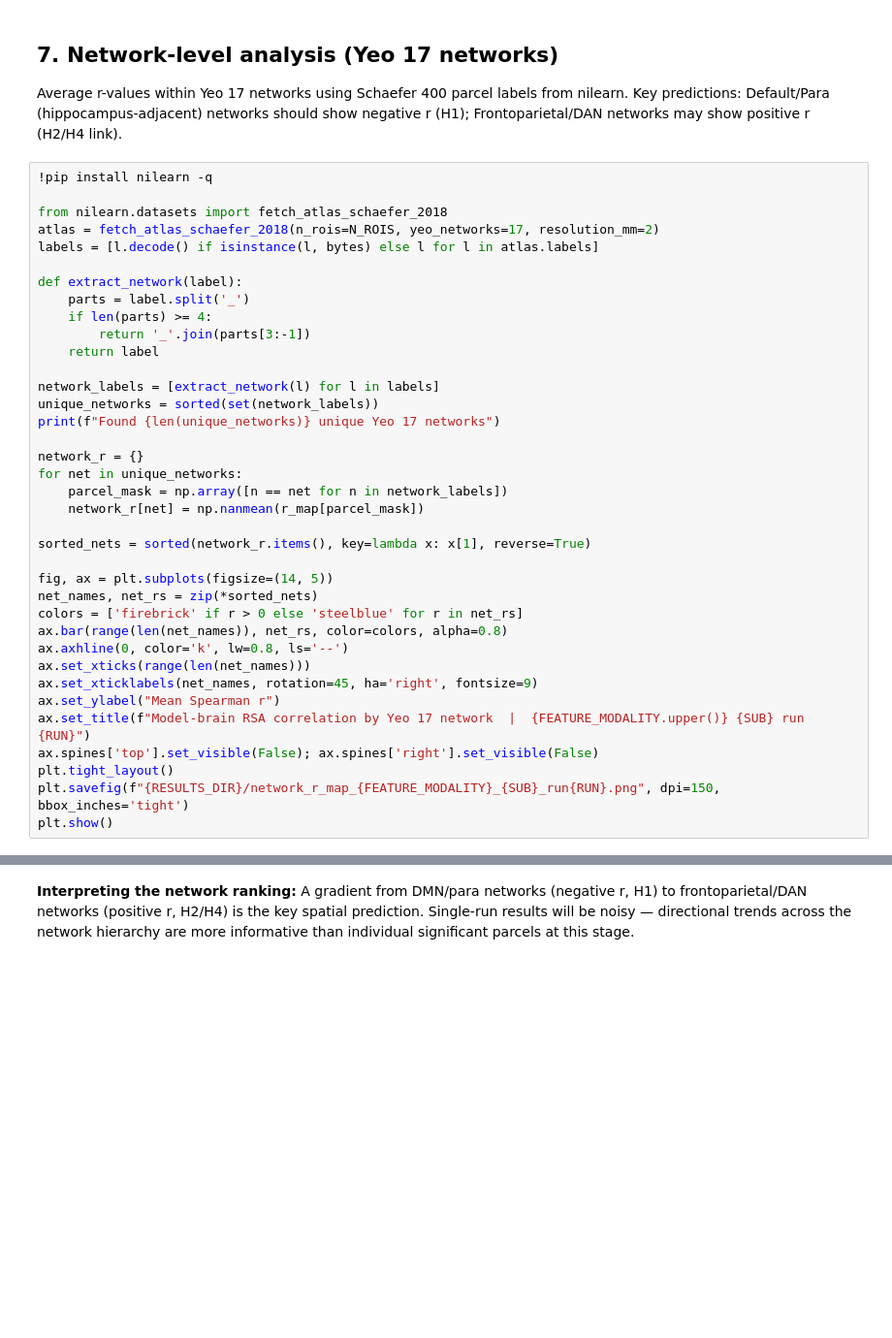
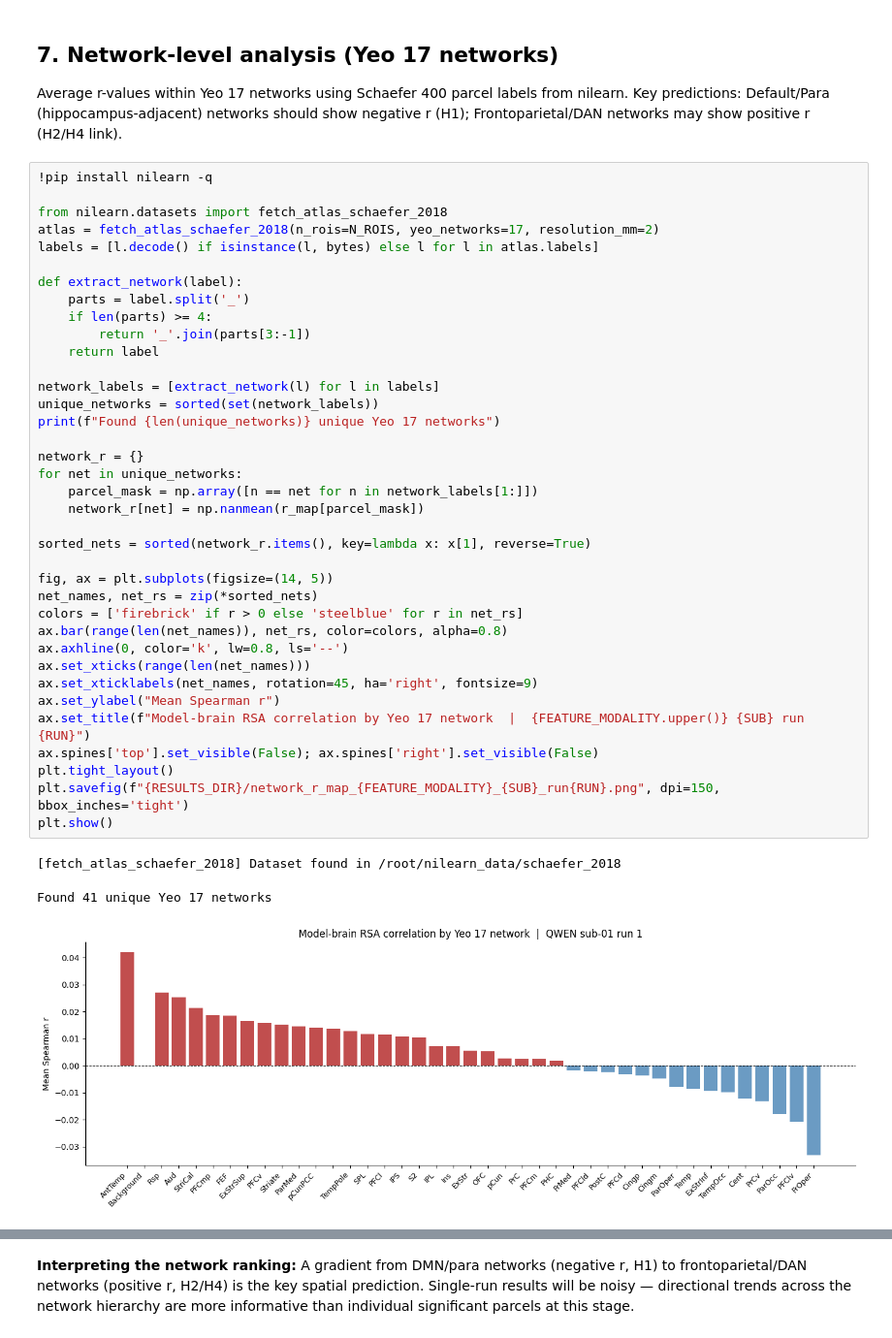
Before and after one commit to drgzkr/NaturalisticDiffInt, a Jupyter notebook: notebooks/analysis/03_brain_comparison.ipynb, the cells around one changed output, grey strips where cells are left out. Shown at 97% size. Drawn from its saved outputs; the diff is of its cells as text; blank space fills up the shorter version.

```diff
--- a/notebooks/analysis/03_brain_comparison.ipynb
+++ b/notebooks/analysis/03_brain_comparison.ipynb
@@ -325,34 +395,38 @@ labels = [l.decode() if isinstance(l, bytes) else l for l in atlas.labels]
 
 def extract_network(label):
     parts = label.split('_')
     if len(parts) >= 4:
         return '_'.join(parts[3:-1])
     return label
 
 network_labels = [extract_network(l) for l in labels]
 unique_networks = sorted(set(network_labels))
 print(f"Found {len(unique_networks)} unique Yeo 17 networks")
 
 network_r = {}
 for net in unique_networks:
-    parcel_mask = np.array([n == net for n in network_labels])
+    parcel_mask = np.array([n == net for n in network_labels[1:]])
     network_r[net] = np.nanmean(r_map[parcel_mask])
 
 sorted_nets = sorted(network_r.items(), key=lambda x: x[1], reverse=True)
 
 fig, ax = plt.subplots(figsize=(14, 5))
 net_names, net_rs = zip(*sorted_nets)
 colors = ['firebrick' if r > 0 else 'steelblue' for r in net_rs]
 ax.bar(range(len(net_names)), net_rs, color=colors, alpha=0.8)
 ax.axhline(0, color='k', lw=0.8, ls='--')
 ax.set_xticks(range(len(net_names)))
 ax.set_xticklabels(net_names, rotation=45, ha='right', fontsize=9)
 ax.set_ylabel("Mean Spearman r")
 ax.set_title(f"Model-brain RSA correlation by Yeo 17 network  |  {FEATURE_MODALITY.upper()} {SUB} run {RUN}")
 ax.spines['top'].set_visible(False); ax.spines['right'].set_visible(False)
 plt.tight_layout()
 plt.savefig(f"{RESULTS_DIR}/network_r_map_{FEATURE_MODALITY}_{SUB}_run{RUN}.png", dpi=150, bbox_inches='tight')
 plt.show()
+# %% [output]
+[fetch_atlas_schaefer_2018] Dataset found in /root/nilearn_data/schaefer_2018
+Found 41 unique Yeo 17 networks
+[figure, added]
 # %%
 # Auto-print: network ranking
 print("=" * 65)
```
Also changed, not shown: parts of 17 cells of this notebook.
